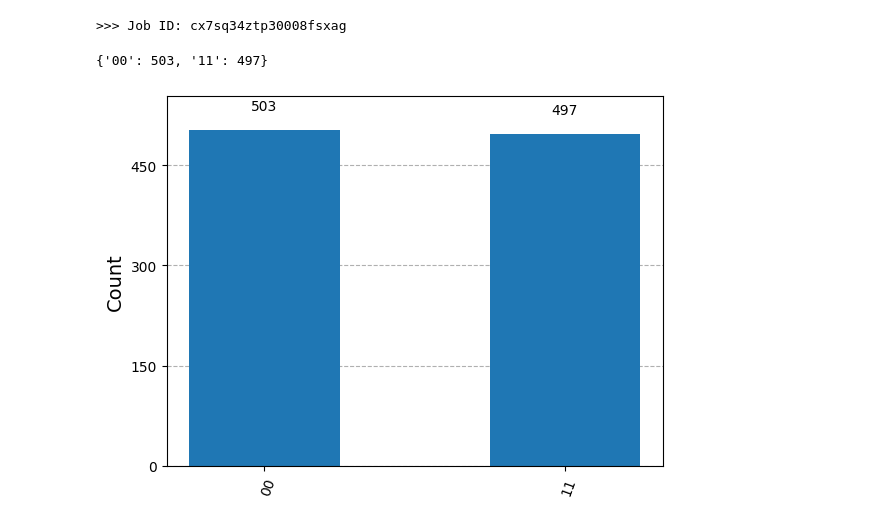
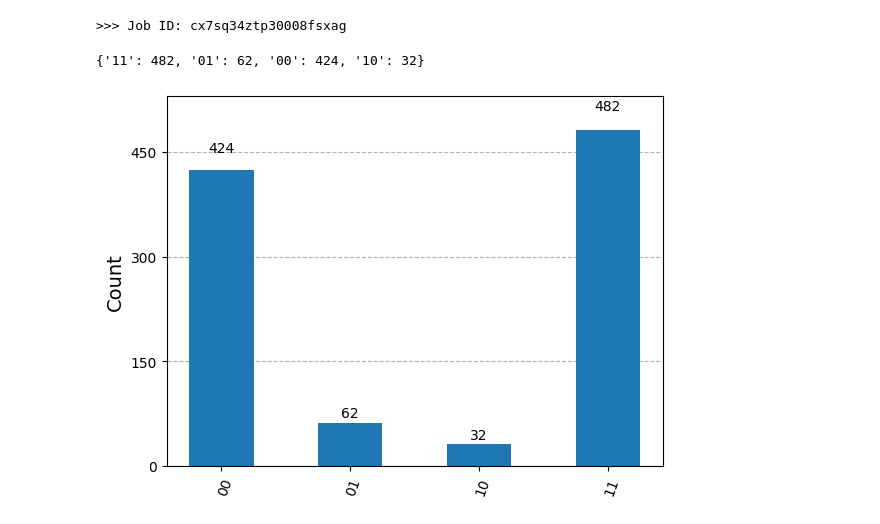
Before and after one commit to luisedseijas/Quantum_computing, a Jupyter notebook: Class_02/02_01.ipynb, the cells around one changed output. Drawn from its saved outputs; the diff is of its cells as text; code cells hidden in the pictures.

```diff
--- a/Class_02/02_01.ipynb
+++ b/Class_02/02_01.ipynb
@@ -438,11 +413,22 @@ circuit = QuantumCircuit.from_qasm_str(qasm)
-# %%
-# ejecutar el circuito en el simulador de Aer
-backend = Aer.get_backend('qasm_simulator')
-tqc = transpile(qc, backend)
-result = backend.run(tqc, shots = 1000).result()
-print(result.get_counts())
-counts = result.get_counts()
-plot_histogram(counts)
-# %% [output]
-{'00': 503, '11': 497}
-[figure, removed]
+# %%
+from qiskit_ibm_runtime import QiskitRuntimeService
+
+service = QiskitRuntimeService(
+    channel='ibm_quantum',
+    instance='ibm-q/open/main',
+    token='bd0b91e744904acd322a103a75e6803c5f96e228ae5958b369339a1e86cf2cf3bfd75065de732a7dc9290665dd3aac53d1ed79f5f3c958b0cd8ecd43006750be'
+)
+job = service.job('cx7sq34ztp30008fsxag')
+job_result = job.result()
+
+# Recuperar los valores de expectativa
+counts = job_result.results[0].data.counts
+
+# Mostrar los conteos
+print(job_result.get_counts())
+
+# Visualizar el histograma
+plot_histogram(job_result.get_counts())
+# %% [output]
+{'11': 482, '01': 62, '00': 424, '10': 32}
+[figure, added]
```
Also changed, not shown: parts of 2 cells of this notebook.
